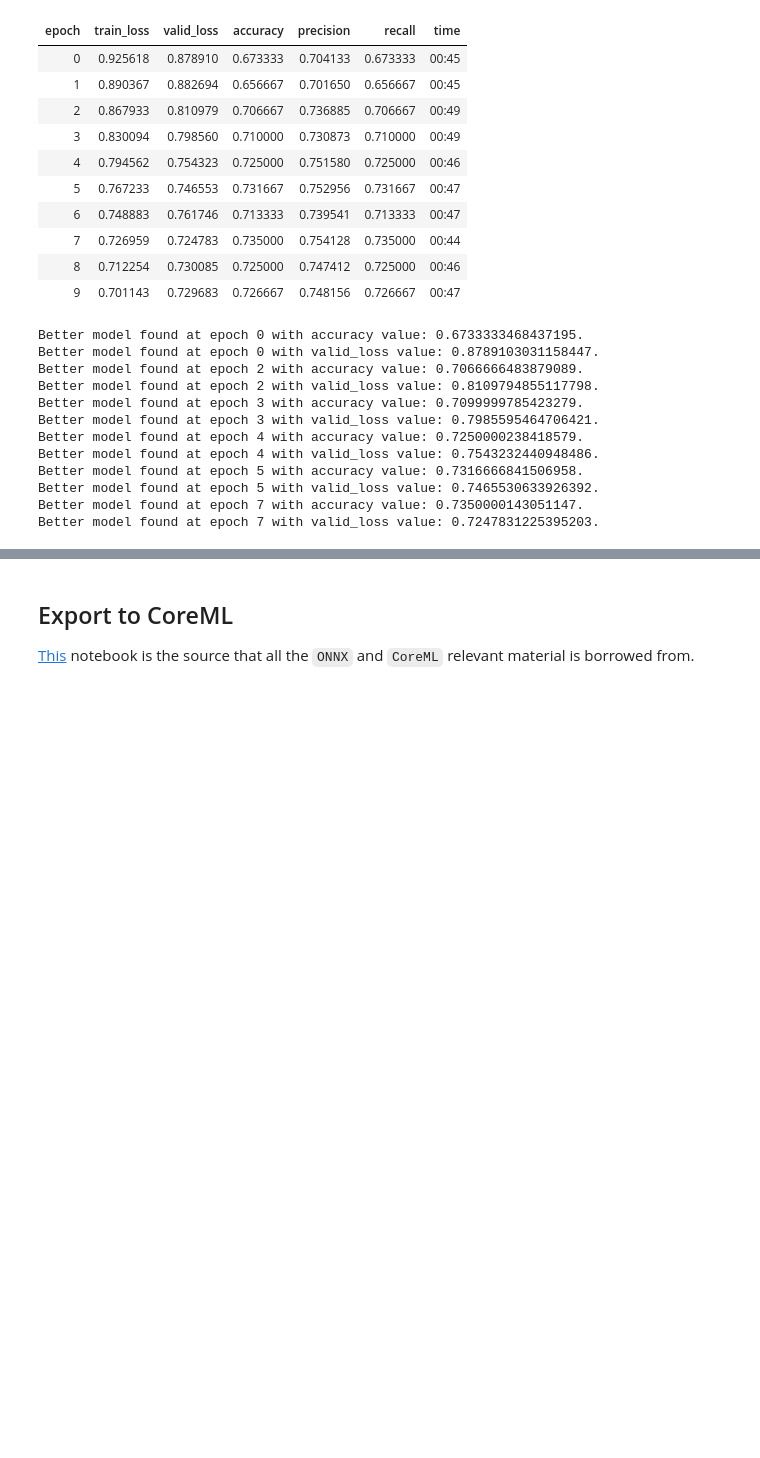
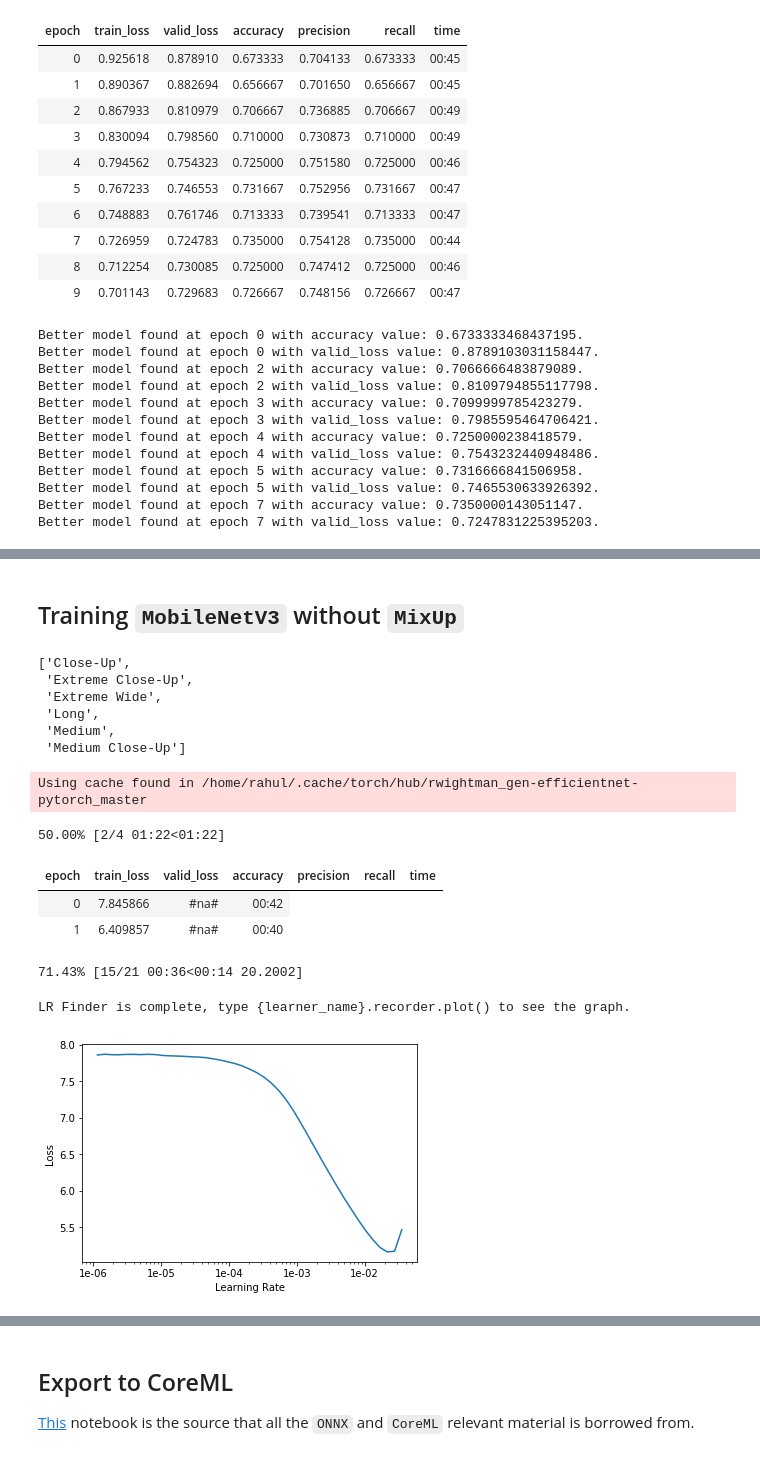
Before and after one commit to echorec/CinemaNet, a Jupyter notebook: nbs/MobileNet-SqueezeNet.ipynb, the cells around one changed output, grey strips where cells are left out. Drawn from its saved outputs; the diff is of its cells as text; code cells hidden in the pictures; blank space fills up the shorter version.

```diff
--- a/nbs/MobileNet-SqueezeNet.ipynb
+++ b/nbs/MobileNet-SqueezeNet.ipynb
@@ -392,0 +488,31 @@ Better model found at epoch 7 with valid_loss value: 0.7247831225395203.
+# %% [markdown]
+## Training `MobileNetV3` without `MixUp`
+# %%
+data = get_data(path, base_size=65, batch_size=256, num_workers=20)
+data.classes
+# %% [output]
+['Close-Up',
+ 'Extreme Close-Up',
+ 'Extreme Wide',
+ 'Long',
+ 'Medium',
+ 'Medium Close-Up']
+# %%
+model = torch.hub.load('rwightman/gen-efficientnet-pytorch', 'mobilenetv3_rw', pretrained=True)
+model.classifier.out_features=data.c
+
+learn = Learner(data, model, metrics=metrics)
+learn = learn.to_fp16()
+# %% [output]
+Using cache found in /home/rahul/.cache/torch/hub/rwightman_gen-efficientnet-pytorch_master
+# %%
+learn.lr_find(num_it=75)
+learn.recorder.plot()
+# %% [output]
+50.00% [2/4 01:22<01:22]
+| epoch | train_loss | valid_loss | accuracy | precision | recall | time |
+| 0 | 7.845866 | #na# | 00:42 |
+| 1 | 6.409857 | #na# | 00:40 |
+71.43% [15/21 00:36<00:14 20.2002]
+LR Finder is complete, type {learner_name}.recorder.plot() to see the graph.
+[figure, added]
```
Also changed, not shown: parts of 18 cells of this notebook.
